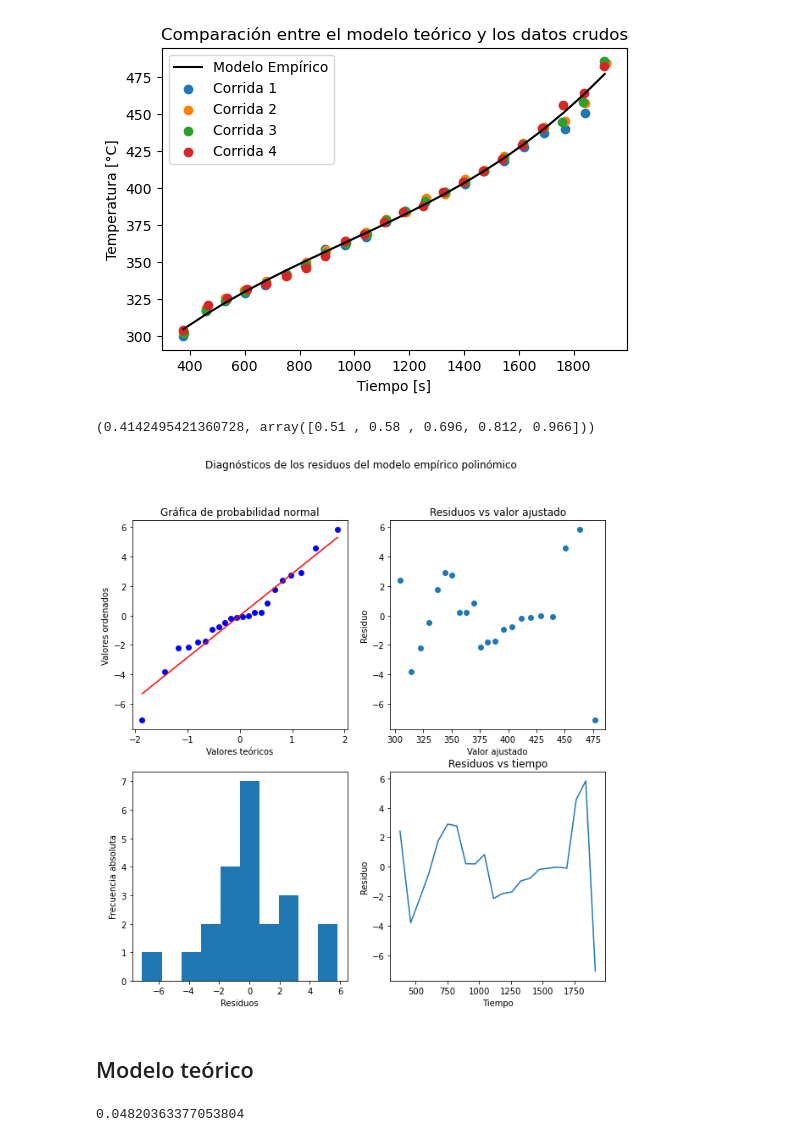
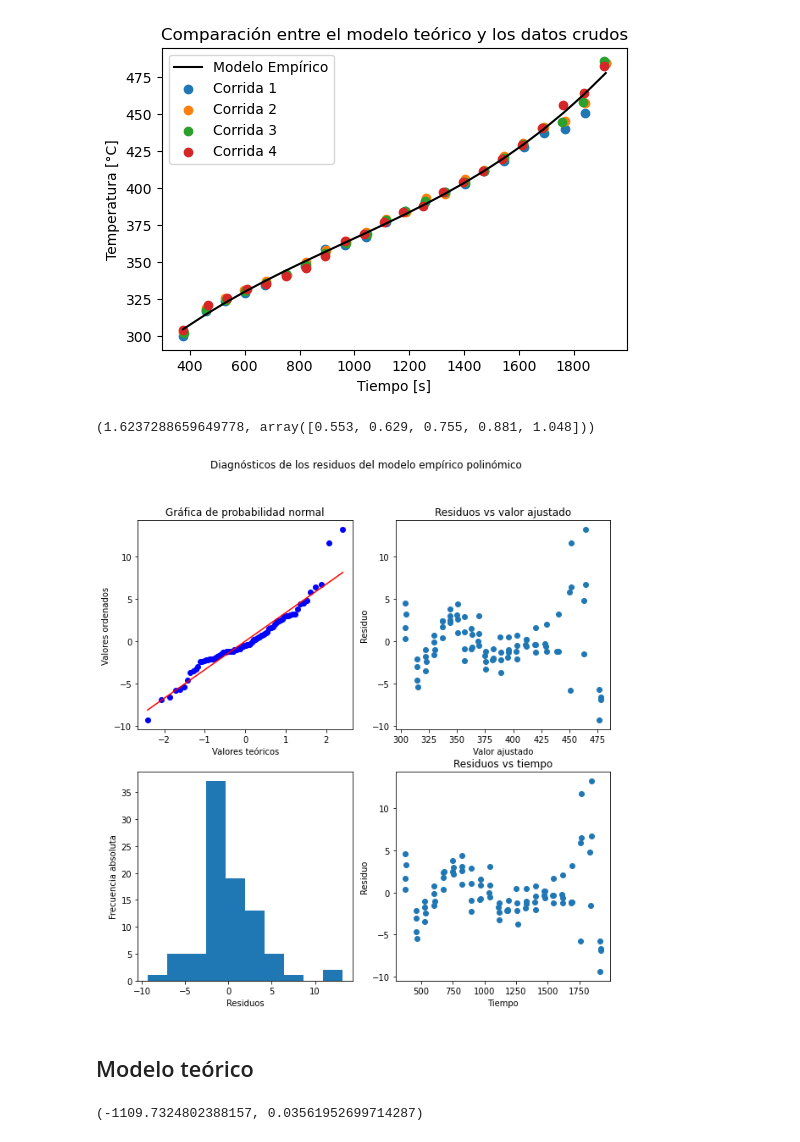
Before and after one commit to plasmallan/an-lisis_procesos_ii, a Jupyter notebook: Proyecto Grupal/Grupo 3 - Proyecto Grupal.ipynb, the cells around one changed output. Drawn from its saved outputs; the diff is of its cells as text; code cells hidden in the pictures.

```diff
--- a/Proyecto Grupal/Grupo 3 - Proyecto Grupal.ipynb
+++ b/Proyecto Grupal/Grupo 3 - Proyecto Grupal.ipynb
@@ -107,7 +107,7 @@ Para la temperatura como función del tiempo, se observa que existe cierta linea
 
 $$T(t)=At^3+Bt^2+Ct+D$$
 # %%
-tiempo,temperatura=np.asarray(datosCorrida2['tiempo']).astype('float64'),np.asarray(datosCorrida2['Temperatura de destilación']+273.15).astype('float64')
+volumen,tiempo,temperatura=np.asarray(datosCorrida2['Volumen evaporado, %']).astype('float64'),np.asarray(datosCorrida2['tiempo']).astype('float64'),np.asarray(datosCorrida2['Temperatura de destilación']+273.15).astype('float64')
 # %%
 sd2=(temperatura-temperatura.mean()).sum()**2/(1*(len(temperatura)-1))
 sd2
@@ -262,2 +258,0 @@ $$T=\frac{2\left(\frac{\dot{Q}}{\rho}-\dot{V}_{S}a\right)t-\dot{V}_{S}bt^2}{2C\l
-# %%
-volumen=np.asarray(datosCorrida2['Volumen evaporado, %']).astype('float64')
@@ -403,9 +394,9 @@ plt.show()
 # %% [markdown]
 ## Modelo empírico
 # %%
-coefsP,covP=sopt.curve_fit(TPolinomio,corrida_avg[:,1],corrida_avg[:,2])
-ajusTPoli=TPolinomio(corrida_avg[:,1],coefsP[0],coefsP[1],coefsP[2],coefsP[3])
-residuosEmpíricoPoli=ajusTPoli-corrida_avg[:,2]
+coefsP,_=sopt.curve_fit(TPolinomio,corridas[:,1],corridas[:,2])
+ajusTPoli=TPolinomio(corridas[:,1],coefsP[0],coefsP[1],coefsP[2],coefsP[3])
+residuosEmpíricoPoli=ajusTPoli-corridas[:,2]
 # %%
 coefsP
 # %% [output]
@@ -436,31 +427,31 @@ plt.show()
 # %% [output]
 [figure]
 # %%
-anderson(residuosEmpíricoPoli).statistic,anderson(residuosEmpíricoPoli).critical_values
+anderson(residuosEmpíricoPoli,dist='norm').statistic,anderson(residuosEmpíricoPoli,dist='norm').critical_values
 # %% [output]
-(0.4142495421360728, array([0.51 , 0.58 , 0.696, 0.812, 0.966]))
+(1.6237288659649778, array([0.553, 0.629, 0.755, 0.881, 1.048]))
 # %%
 fig1,((ax1,ax2),(ax3,ax4))=plt.subplots(2,2,figsize=(10,10))
 stats.probplot(residuosEmpíricoPoli,dist='norm',plot=ax1)
 ax1.set_title('Gráfica de probabilidad normal')
 ax1.set_xlabel('Valores teóricos')
 ax1.set_ylabel('Valores ordenados')
 ax2.scatter(ajusTPoli,residuosEmpíricoPoli)
 ax2.set_title('Residuos vs valor ajustado')
 ax2.set_ylabel('Residuo')
 ax2.set_xlabel('Valor ajustado')
 ax3.hist(residuosEmpíricoPoli)
 ax3.set_xlabel('Residuos')
 ax3.set_ylabel('Frecuencia absoluta')
-ax4.plot(corrida_avg[:,1],residuosEmpíricoPoli)
+ax4.scatter(corridas[:,1],residuosEmpíricoPoli)
 ax4.set_title('Residuos vs tiempo')
 ax4.set_ylabel('Residuo')
 ax4.set_xlabel('Tiempo')
 fig1.suptitle('Diagnósticos de los residuos del modelo empírico polinómico')
 plt.savefig('DiagnósticoEmpíricoCorridas.png')
 plt.show()
 # %% [output]
-[figure, old version]
+[figure, new version]
 # %% [markdown]
 ## Modelo teórico
 # %%
@@ -474,6 +461,7 @@ residuosVolumen=ajusV-corrida_avg[:,0]
-# %%
-Vs=coefsV[0]
-Vs
-# %% [output]
-0.04820363377053804
+# %%
+coefsM,_=sopt.curve_fit(Masa,corridas[:,1],V0-corridas[:,0])
+rhoV,rhoL,M0,Ms=coefsM
+M0,Ms
+# %% [output]
+(-1109.7324802388157, 0.03561952699714287)
 # %%
```
Also changed, not shown: parts of 37 cells of this notebook, 10 other files.
